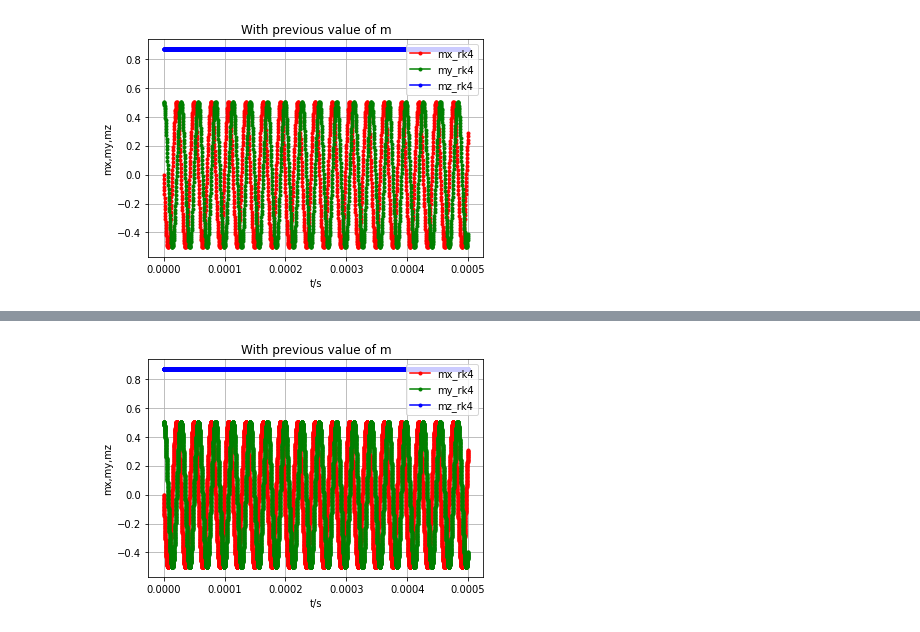
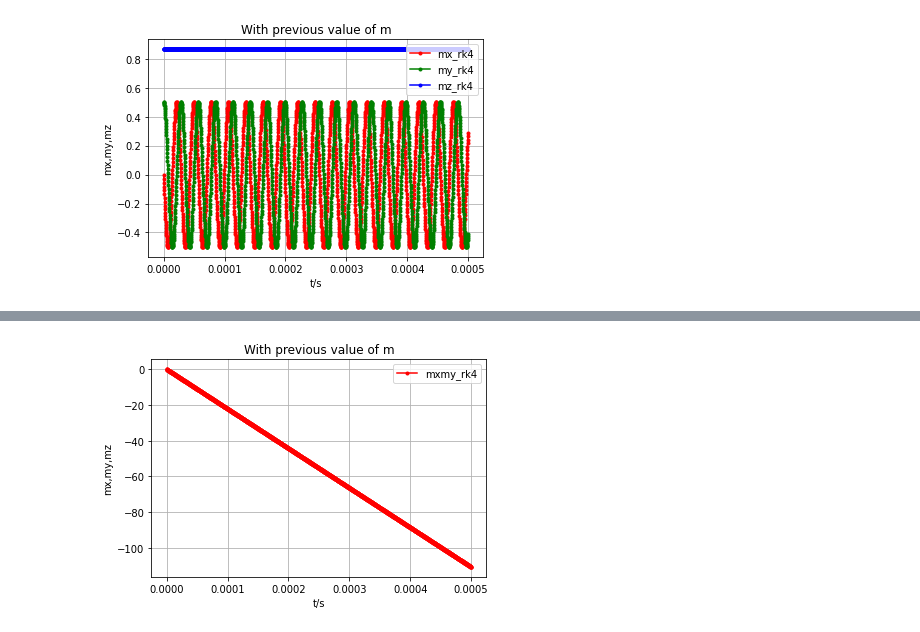
Before and after one commit to Hernandope/spintronics, a Jupyter notebook: runge_kutta.ipynb, the cells around one changed output, grey strips where cells are left out. Cells and saved outputs as stored; diff of their text form; code cells hidden in the pictures.

```diff
--- a/runge_kutta.ipynb
+++ b/runge_kutta.ipynb
@@ -191,19 +166,21 @@ plt.show()
+# %%
+mxmy_anal = -(gamma*mu_0)/(1+alpha**2)*t_axis
 # %%
 fig = plt.figure()
 ax = fig.add_subplot(1, 1, 1)
 
 # plt.plot(t_axis, m_anal, label='Analytical')
 
-plt.plot(t_axis, mx, '.r-', label='mx_rk4')
-plt.plot(t_axis, my, '.g-', label='my_rk4')
-plt.plot(t_axis, mz, '.b-', label='mz_rk4')
+plt.plot(t_axis, mxmy_anal, '.r-', label='mxmy_rk4')
+# plt.plot(t_axis, my, '.g-', label='my_rk4')
+# plt.plot(t_axis, mz, '.b-', label='mz_rk4')
 
 plt.title("With previous value of m")
 plt.xlabel("t/s")
 plt.ylabel("mx,my,mz")
 plt.legend(loc='upper right')
 plt.grid()
 
 plt.show()
 # %% [output]
-[figure, old version]
+[figure, new version]
```
Also changed, not shown: parts of 8 cells of this notebook.
